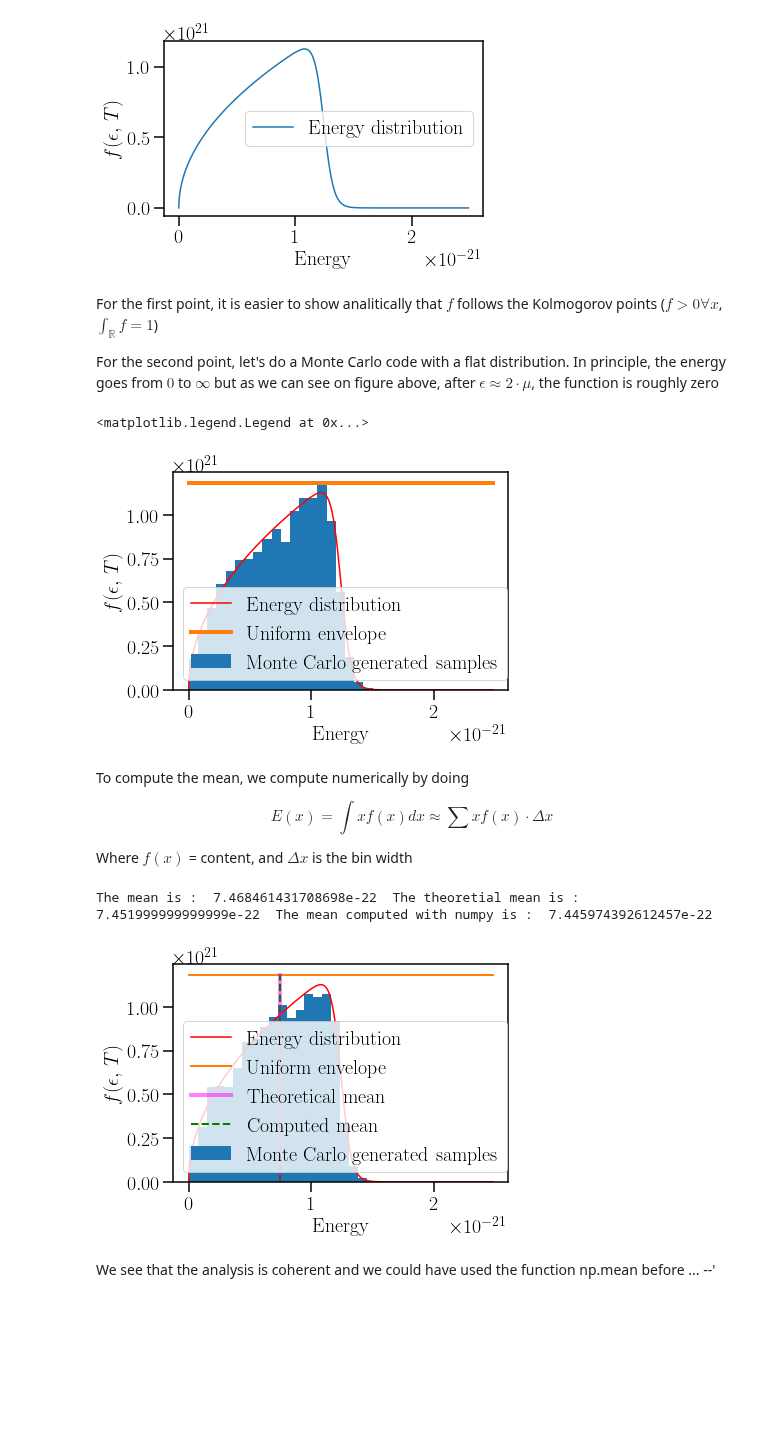
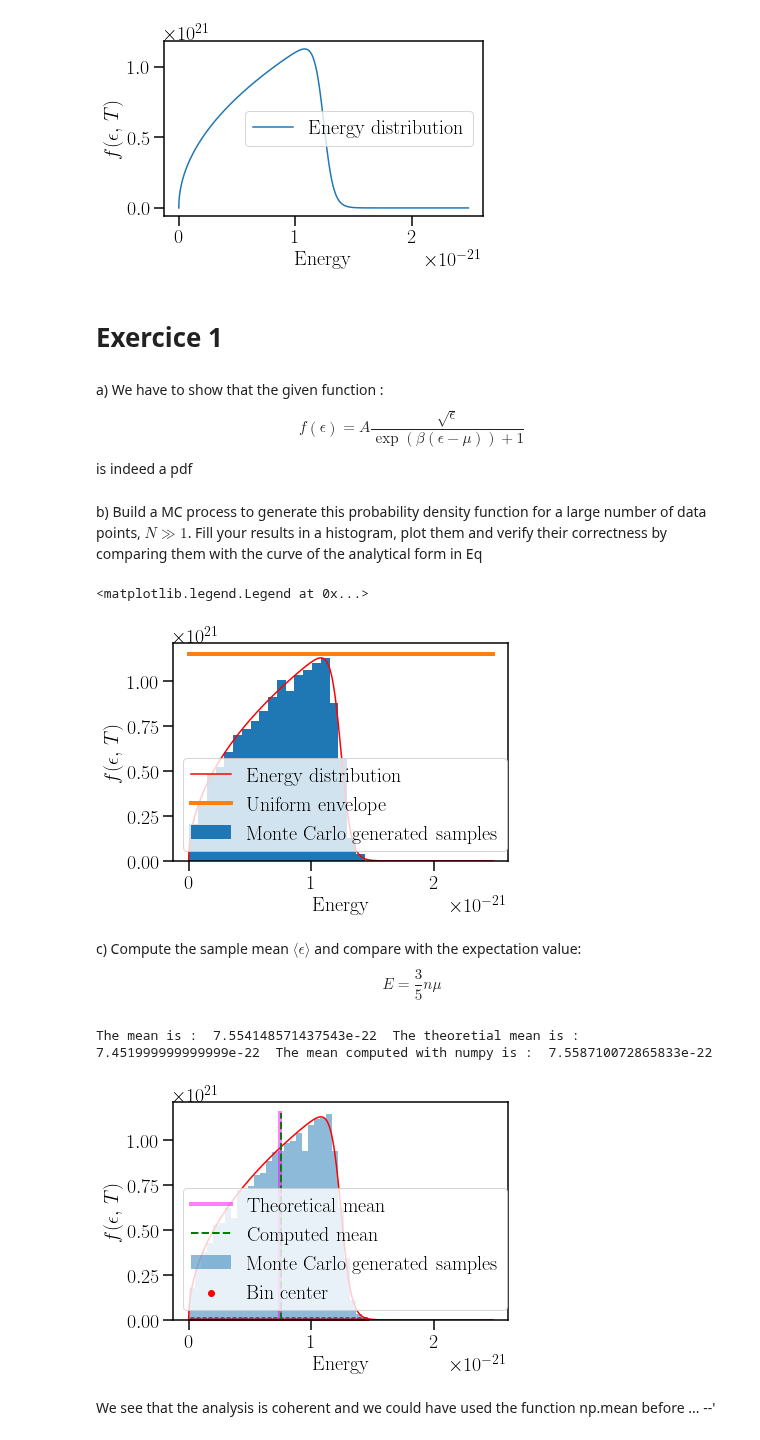
Before and after one commit to Nayaqs/stats, a Jupyter notebook: FinalProject.ipynb, the cells around one changed output. Cells and saved outputs as stored; diff of their text form; code cells hidden in the pictures; blank space fills up the shorter version.

```diff
--- a/FinalProject.ipynb
+++ b/FinalProject.ipynb
@@ -51,16 +51,24 @@ plt.legend()
 # %% [output]
 <matplotlib.legend.Legend at 0x...>
 [figure]
-# %% [markdown]
-For the first point, it is easier to show analitically that $f$ follows the Kolmogorov points ($f>0\forall x $, $\int_{\mathbb{R}} f = 1$)
-
-For the second point, let's do a Monte Carlo code with a flat distribution. In principle, the energy goes from $0$ to $\infty$ but as we can see on figure above, after $\epsilon \approx 2\cdot\mu$, the function is roughly zero
+# %% [markdown]
+# Exercice 1
+# %% [markdown]
+a) We have to show that the given function :
+$$
+f(\epsilon) = A \dfrac{\sqrt{\epsilon}}{\exp(\beta(\epsilon-\mu))+1}
+$$
+is indeed a pdf
+# %% [markdown]
+b) Build a MC process to generate this probability density function for a large number of data
+points, $N \gg 1$. Fill your results in a histogram, plot them and verify their correctness by
+comparing them with the curve of the analytical form in Eq
 # %%
 def Egenerator(nEvents, Temp):
     listE =[]
     while len(listE)<nEvents :
         interval= (0, 2*mu)
-        fmax    = np.max(f(np.linspace(0,3*mu,1000),3))*1.05
+        fmax    = np.max(f(np.linspace(*interval,1000),3))*1.05
         gen     = np.random.default_rng()
         x       = gen.uniform(*interval)
         y       = gen.uniform(0, fmax)
@@ -68,49 +76,48 @@ def Egenerator(nEvents, Temp):
             listE.append(x)
     return listE
 # %%
-N       = 5000
+N       = 7000
 nBins   = 20
-fmax    = np.max(f(np.linspace(0,3*mu,1000),3))*1.05
+fmax    = np.max(f(np.linspace(0,2*mu,1000),3))*1.02
+data    = Egenerator(N, 3)
 
 plt.plot(xfunc,yfunc, color = "r", label = "Energy distribution")
-content,bin_edges, _ = plt.hist(Egenerator(N, 3), density=True, bins =nBins, label = "Monte Carlo generated samples")
+content,bin_edges, _ = plt.hist(data, density=True, bins =nBins, label = "Monte Carlo generated samples")
 plt.plot([0,2*mu],[fmax,fmax], label="Uniform envelope", lw=4)
 plt.xlabel("Energy")
 plt.ylabel("$f(\epsilon,\,T)$")
-#plt.tight_layout()
 plt.legend()
 # %% [output]
 <matplotlib.legend.Legend at 0x...>
-[figure, old version]
+[figure, new version]
-# %% [markdown]
-To compute the mean, we compute numerically by doing
-
-$$
-E(x) = \int x f(x) dx \approx \sum x f(x) \cdot \Delta x
-$$
-
-Where $f(x)$ = content, and $\Delta x$ is the bin width
+# %% [markdown]
+c) Compute the sample mean $\langle\epsilon\rangle$ and compare with the expectation value:
+$$
+E = \dfrac{3}{5}n\mu
+$$
 # %%
-binWidth = (bin_edges[1] - bin_edges[0]) #/ nBins
-xCoords = bin_edges - binWidth/2
+#Define the Width and the bin centers
+data = Egenerator(N, 3)
+content,bin_edges, _ = plt.hist(data, density=True, bins =30, alpha = 0.5, label = "Monte Carlo generated samples")
+binWidth = (bin_edges[1] - bin_edges[0])
+xCoords = bin_edges[:-1] + binWidth/2
+plt.scatter(list(xCoords), np.zeros(len(xCoords)), color = "red", label = "Bin center")
 
-mean = np.sum(content*xCoords[1:]) *binWidth
+#compute the mean explicitely
+mean = np.sum(content*xCoords) *binWidth
 meanTH = (3/5)*n*mu
 
-plt.plot(xfunc,yfunc, color = "r", label = "Energy distribution")
-plt.hist(Egenerator(N, 3), density=True, bins =nBins, label = "Monte Carlo generated samples")
-plt.plot([0,2*mu],[fmax,fmax], label="Uniform envelope", lw=2)
-
+plt.plot(xfunc,yfunc, color = "red")
 plt.plot([meanTH, meanTH], [0, fmax], color = "magenta",alpha = 0.5, lw = 4, label = "Theoretical mean")
 plt.plot([mean, mean], [0, fmax], '--', color = "green", lw = 2, label = "Computed mean")
 plt.xlabel("Energy")
 plt.ylabel("$f(\epsilon,\,T)$")
 plt.legend()
 
 m = np.mean(Egenerator(N,3))
 print("The mean is : " ,mean, " The theoretial mean is : " , meanTH, " The mean computed with numpy is : ", m)
 # %% [output]
-The mean is :  7.468461431708698e-22  The theoretial mean is :  7.451999999999999e-22  The mean computed with numpy is :  7.445974392612457e-22
+The mean is :  7.554148571437543e-22  The theoretial mean is :  7.451999999999999e-22  The mean computed with numpy is :  7.558710072865833e-22
-[figure, old version]
+[figure, new version]
 # %% [markdown]
 We see that the analysis is coherent and we could have used the function np.mean before ... --'
```
Also changed, not shown: parts of 52 cells of this notebook.
